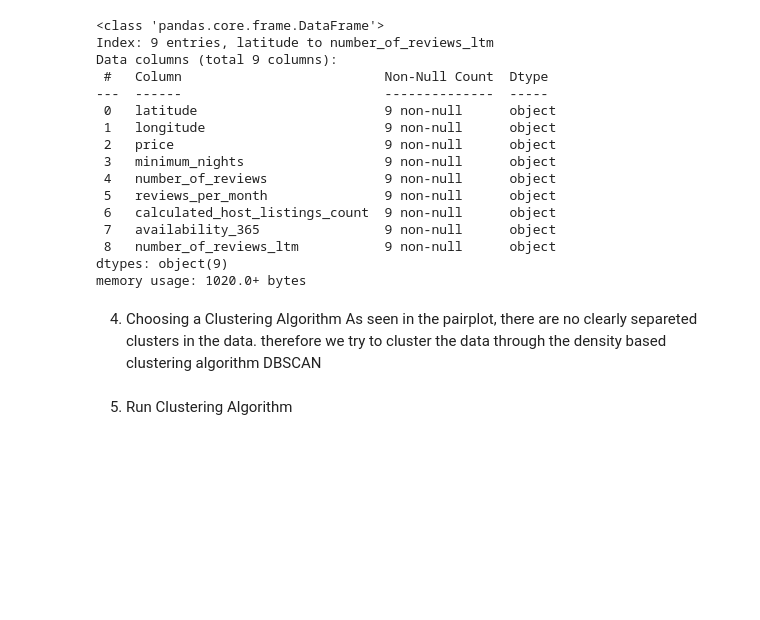
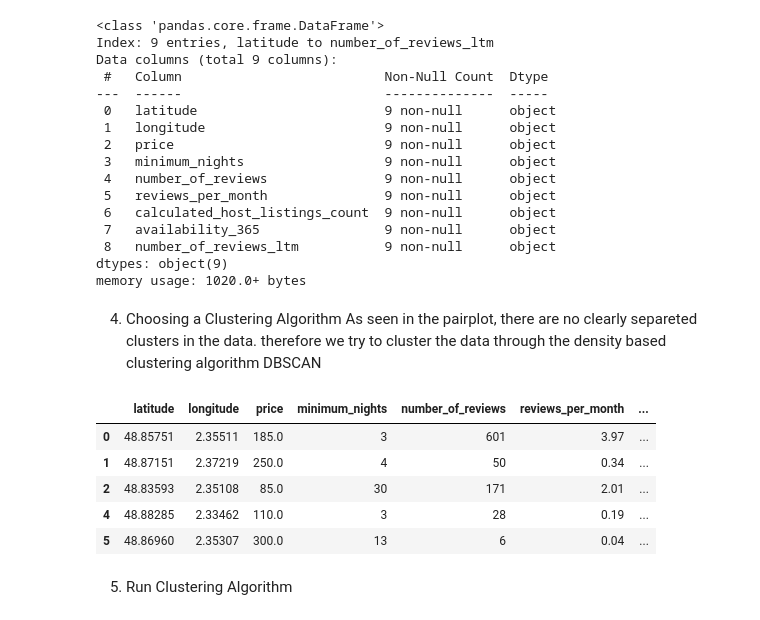
Before and after one commit to heinrichhegenbarth/KAN-CDSCO2004U_Machine_Learning_and_Deep_Learning, a Jupyter notebook: Assignment_1/assignment.ipynb, the cells around one changed output. Drawn from its saved outputs; the diff is of its cells as text; code cells hidden in the pictures; blank space fills up the shorter version.

```diff
--- a/Assignment_1/assignment.ipynb
+++ b/Assignment_1/assignment.ipynb
@@ -246,6 +246,17 @@ def use_dbscan(X, eps, min_samples):
     dbscan.fit(X)
     print(dbscan.labels_)
     return dbscan.labels_
+# %%
+
+
+df_listings_num.head()
+# %% [output]
+|  | latitude | longitude | price | minimum_nights | number_of_reviews | reviews_per_month | ... |
+| 0 | 48.85751 | 2.35511 | 185.0 | 3 | 601 | 3.97 | ... |
+| 1 | 48.87151 | 2.37219 | 250.0 | 4 | 50 | 0.34 | ... |
+| 2 | 48.83593 | 2.35108 | 85.0 | 30 | 171 | 2.01 | ... |
+| 4 | 48.88285 | 2.33462 | 110.0 | 3 | 28 | 0.19 | ... |
+| 5 | 48.86960 | 2.35307 | 300.0 | 13 | 6 | 0.04 | ... |
 # %% [markdown]
 5. Run Clustering Algorithm
 # %%
```
Also changed, not shown: parts of 3 cells of this notebook.
